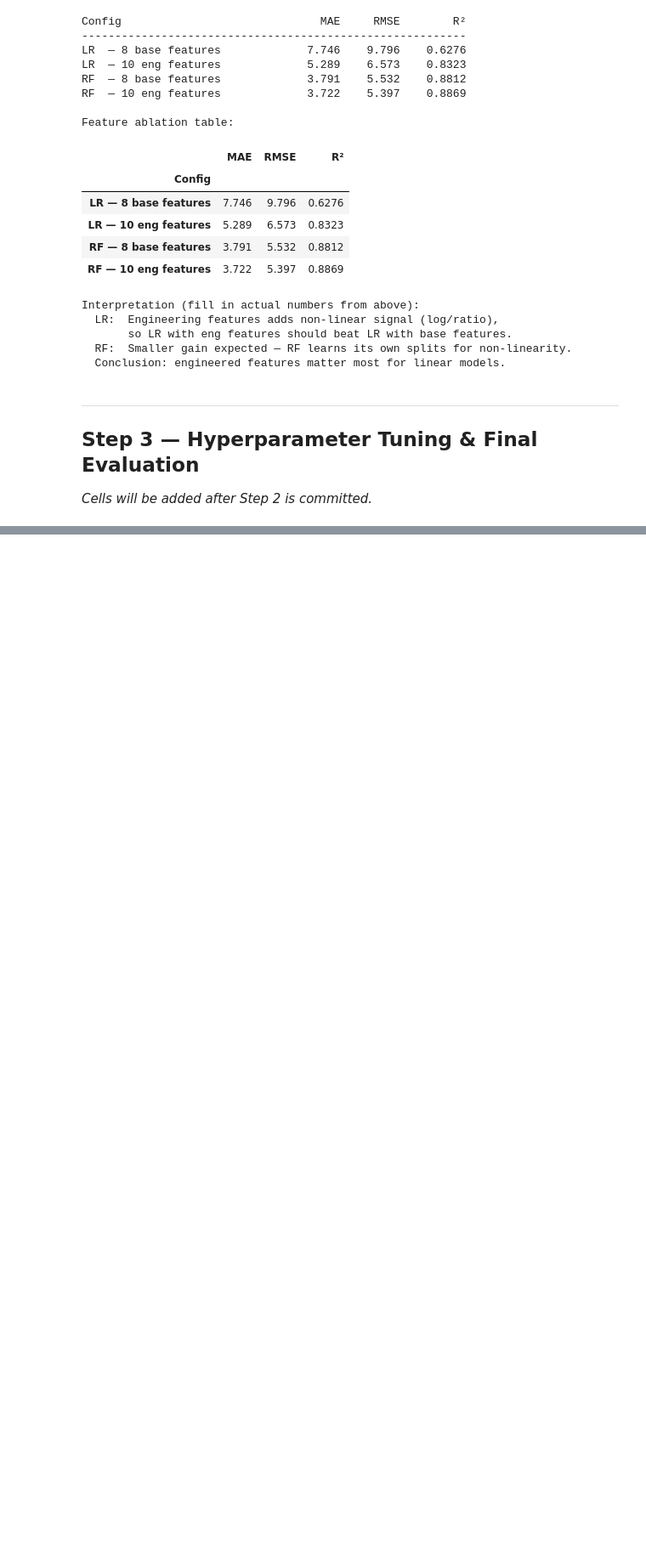
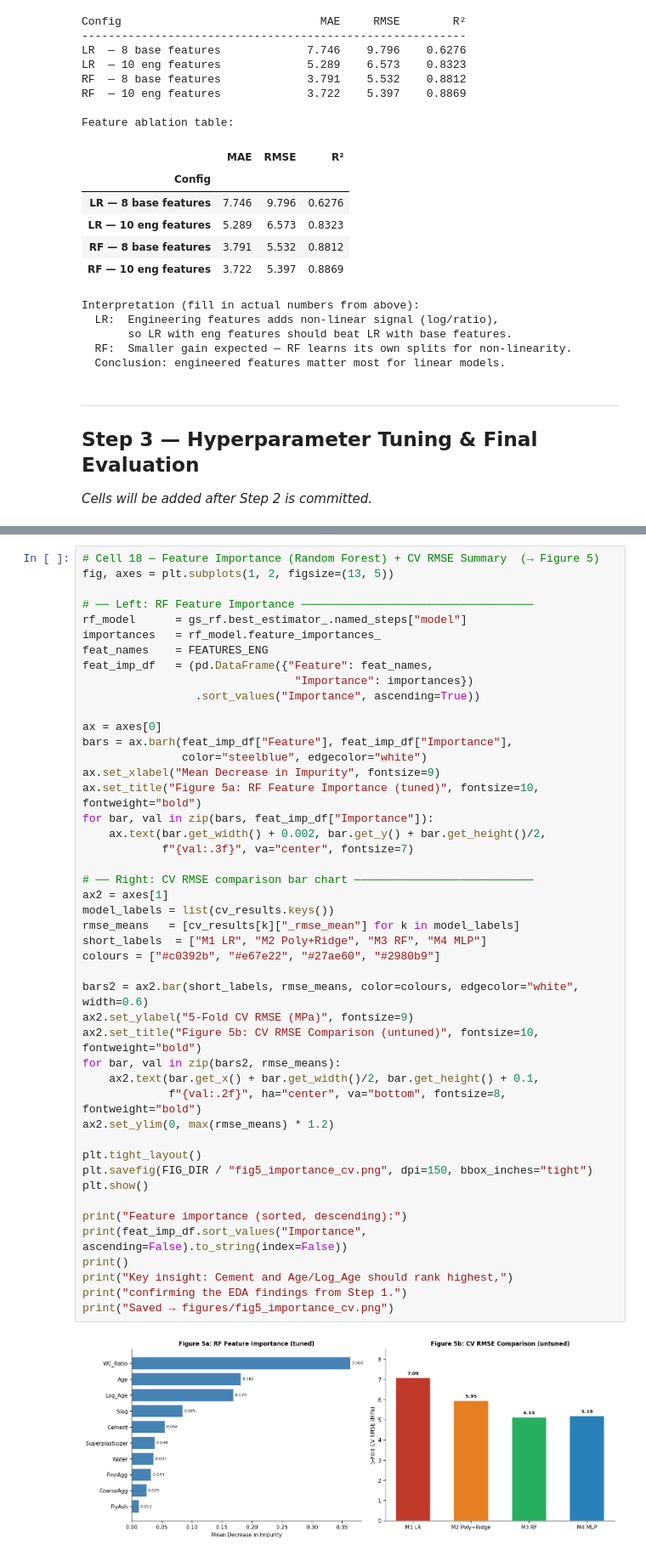
Before and after one commit to iman758/Introduction-to-AI-, a Jupyter notebook: A2_Concrete_Strength/A2_notebook.ipynb, the cells around one changed output, grey strips where cells are left out. Shown at 85% size. Saved outputs shown, nothing was run; the diff lists cells and outputs as text; blank space fills up the shorter version.

```diff
--- a/A2_Concrete_Strength/A2_notebook.ipynb
+++ b/A2_Concrete_Strength/A2_notebook.ipynb
@@ -633,0 +893,48 @@ Interpretation (fill in actual numbers from above):
+# %%
+# Cell 18 — Feature Importance (Random Forest) + CV RMSE Summary  (→ Figure 5)
+fig, axes = plt.subplots(1, 2, figsize=(13, 5))
+
+# ── Left: RF Feature Importance ───────────────────────────────────
+rf_model      = gs_rf.best_estimator_.named_steps["model"]
+importances   = rf_model.feature_importances_
+feat_names    = FEATURES_ENG
+feat_imp_df   = (pd.DataFrame({"Feature": feat_names,
+                                "Importance": importances})
+                 .sort_values("Importance", ascending=True))
+
+ax = axes[0]
+bars = ax.barh(feat_imp_df["Feature"], feat_imp_df["Importance"],
+               color="steelblue", edgecolor="white")
+ax.set_xlabel("Mean Decrease in Impurity", fontsize=9)
+ax.set_title("Figure 5a: RF Feature Importance (tuned)", fontsize=10, fontweight="bold")
+for bar, val in zip(bars, feat_imp_df["Importance"]):
+    ax.text(bar.get_width() + 0.002, bar.get_y() + bar.get_height()/2,
+            f"{val:.3f}", va="center", fontsize=7)
+
+# ── Right: CV RMSE comparison bar chart ───────────────────────────
+ax2 = axes[1]
+model_labels = list(cv_results.keys())
+rmse_means   = [cv_results[k]["_rmse_mean"] for k in model_labels]
+short_labels  = ["M1 LR", "M2 Poly+Ridge", "M3 RF", "M4 MLP"]
+colours = ["#c0392b", "#e67e22", "#27ae60", "#2980b9"]
+
+bars2 = ax2.bar(short_labels, rmse_means, color=colours, edgecolor="white", width=0.6)
+ax2.set_ylabel("5-Fold CV RMSE (MPa)", fontsize=9)
+ax2.set_title("Figure 5b: CV RMSE Comparison (untuned)", fontsize=10, fontweight="bold")
+for bar, val in zip(bars2, rmse_means):
+    ax2.text(bar.get_x() + bar.get_width()/2, bar.get_height() + 0.1,
+             f"{val:.2f}", ha="center", va="bottom", fontsize=8, fontweight="bold")
+ax2.set_ylim(0, max(rmse_means) * 1.2)
+
+plt.tight_layout()
+plt.savefig(FIG_DIR / "fig5_importance_cv.png", dpi=150, bbox_inches="tight")
+plt.show()
+
+print("Feature importance (sorted, descending):")
+print(feat_imp_df.sort_values("Importance", ascending=False).to_string(index=False))
+print()
+print("Key insight: Cement and Age/Log_Age should rank highest,")
+print("confirming the EDA findings from Step 1.")
+print("Saved → figures/fig5_importance_cv.png")
+# %% [output]
+[figure, added]
```
Also changed, not shown: parts of 7 cells of this notebook, 2 other files.
